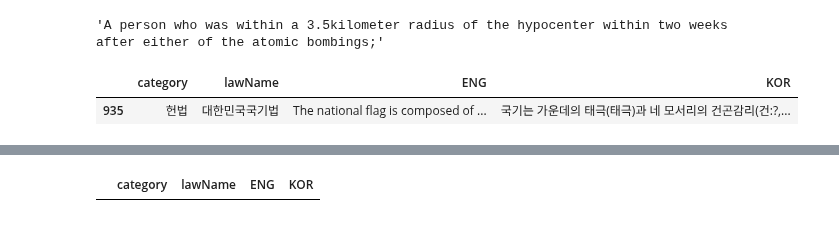
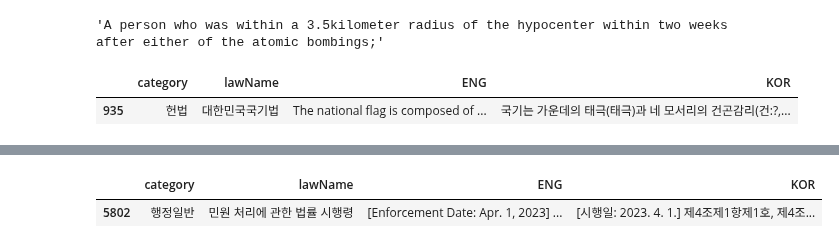
Before and after one commit to tjtmddnjswkd/capstone, a Jupyter notebook: preprocessing_new.ipynb, the cells around one changed output, grey strips where cells are left out. Cells and saved outputs as stored; diff of their text form; code cells hidden in the pictures.

```diff
--- a/preprocessing_new.ipynb
+++ b/preprocessing_new.ipynb
@@ -474,0 +544,3 @@ df_pre3.loc[df_pre3.KOR.str.contains("\?")]
+# %%
+drop_indexes+=[16349, 16778, 16818, 16867]
+drop_indexes
@@ -474,0 +565,3 @@ df_pre3.loc[df_pre3.KOR.str.contains("\?")]
+# %%
+drop_indexes.sort()
+drop_indexes
@@ -474,0 +586,3 @@ df_pre3.loc[df_pre3.KOR.str.contains("\?")]
+# %%
+df_pre4 = df_pre3.drop(index=drop_indexes, axis=0).reset_index(drop=True)
+df_pre4
@@ -474,0 +619,3 @@ df_pre3.loc[df_pre3.KOR.str.contains("\?")]
+# %%
+df_pre4["ENG"] = df_pre4.ENG.apply(lambda x: re.sub("^[\d]+-[\d]+\.\s", '', x).strip(" "))
+df_pre4["KOR"] = df_pre4.KOR.apply(lambda x: re.sub("^[\d]+-[\d]+\.\s", '', x).strip(" "))
@@ -577,4 +786,5 @@ ________________________________________________
 # %%
-df_pre3.loc[df_pre3.ENG.str.contains("/br")]
+df_pre4.loc[df_pre4.ENG.str.contains("^\[")]
 # %% [output]
 |  | category | lawName | ENG | KOR |
+| 5802 | 행정일반 | 민원 처리에 관한 법률 시행령 | [Enforcement Date: Apr. 1, 2023] ... | [시행일: 2023. 4. 1.] 제4조제1항제1호, 제4조... |
```
Also changed, not shown: parts of 49 cells of this notebook.
